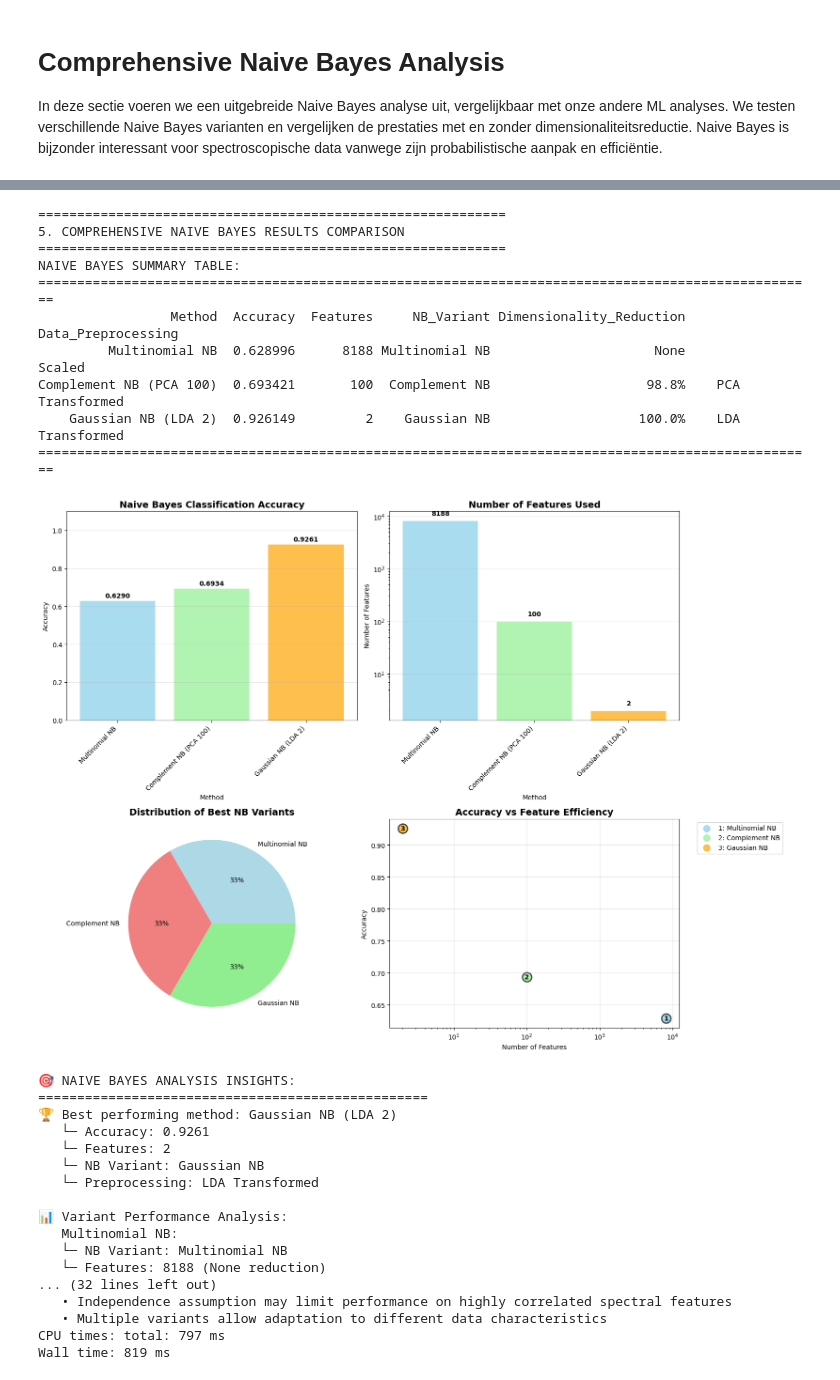
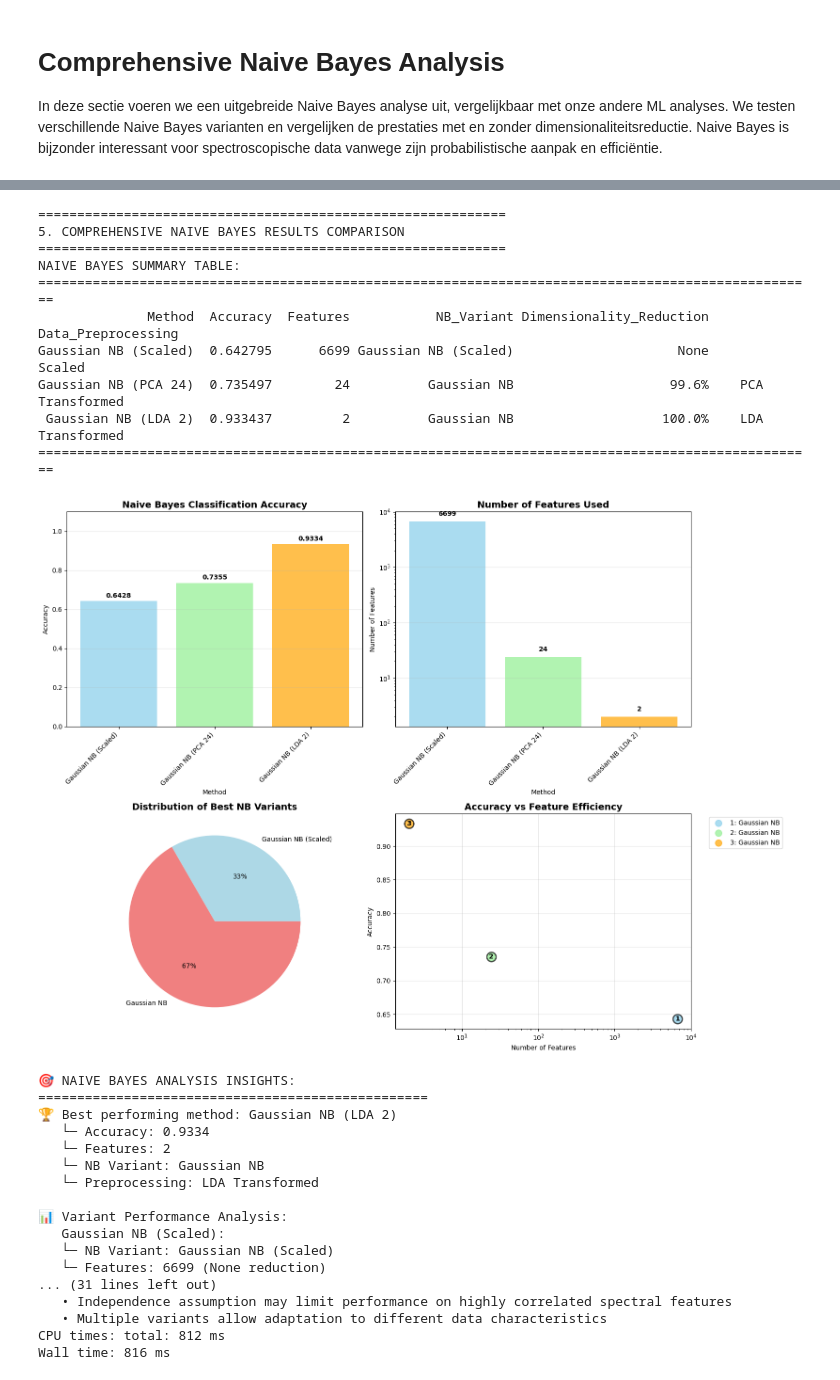
Before and after one commit to milkshake23/ML-LIBS-classificatie, a Jupyter notebook: onderzoeken technieken/naive_bayes.ipynb, the cells around one changed output, grey strips where cells are left out. Drawn from its saved outputs; the diff is of its cells as text; code cells hidden in the pictures.

```diff
--- a/onderzoeken technieken/naive_bayes.ipynb
+++ b/onderzoeken technieken/naive_bayes.ipynb
@@ -27,4 +31,4 @@ from baseline_correction_functions import BaselineCorrector, analyze_correction_
 # %%
 %%time
-data_loader = LibsDataLoader(data_directory='../data/')
-df_individual = data_loader.load_all_measurements()
+
+df = pd.read_csv('../data/csv/processed_data.csv')
@@ -31,7 +38,7 @@ df_individual = data_loader.load_all_measurements()
 # %%
 %%time
 Preprocessor = LibsDataPreprocessor()
-df_individual = Preprocessor.prepare_ml_data(df_individual)
+X_train, X_test, y_train_encoded, y_test_encoded, label_encoder, wavelength_columns = Preprocessor.prepare_ml_data(df)
 # %% [output]
 ======================================================================
 PREPARING DATA FOR MACHINE LEARNING
@@ -53,2 +59,0 @@ Wall time: 23.9 s
-# %%
-X_train, X_test, y_train, y_test = Preprocessor.split_data(df_individual[0], df_individual[1], test_size=0.2, random_state=42)
@@ -313,27 +176,27 @@ nb_variants = {
     'Gaussian NB (Original)': {
         'model': GaussianNB(),
         'data': (X_train_original, X_test_original),
-        'params': {'var_smoothing': [1e-9, 1e-8, 1e-7, 1e-6, 1e-5]}
+        'params': {'var_smoothing': [1e-9, 1e-7, 1e-5]}  # Reduced parameters
     },
     'Gaussian NB (Scaled)': {
         'model': GaussianNB(),
         'data': (X_train_scaled, X_test_scaled),
-        'params': {'var_smoothing': [1e-9, 1e-8, 1e-7, 1e-6, 1e-5]}
+        'params': {'var_smoothing': [1e-9, 1e-7, 1e-5]}  # Reduced parameters
     },
     'Multinomial NB': {
         'model': MultinomialNB(),
         'data': (X_train_nonneg, X_test_nonneg),
-        'params': {'alpha': [0.01, 0.1, 0.5, 1.0, 2.0, 5.0]}
+        'params': {'alpha': [0.1, 1.0, 5.0]}  # Reduced parameters
     },
     'Complement NB': {
         'model': ComplementNB(),
         'data': (X_train_nonneg, X_test_nonneg),
-        'params': {'alpha': [0.01, 0.1, 0.5, 1.0, 2.0, 5.0]}
+        'params': {'alpha': [0.1, 1.0, 5.0]}  # Reduced parameters
     },
     'Bernoulli NB': {
         'model': BernoulliNB(),
         'data': (X_train_binary, X_test_binary),
-        'params': {'alpha': [0.01, 0.1, 0.5, 1.0, 2.0, 5.0]}
+        'params': {'alpha': [0.1, 1.0, 5.0]}  # Reduced parameters
     }
 }
 
@@ -357,12 +220,12 @@ for variant_name, config in nb_variants.items():
         n_jobs=-1
     )
 
-    grid_search.fit(X_train_var, y_train_numeric)
+    grid_search.fit(X_train_var, y_train_encoded)
 
     # Get best model and make predictions
     best_model = grid_search.best_estimator_
     y_pred = best_model.predict(X_test_var)
-    accuracy = accuracy_score(y_test_numeric, y_pred)
+    accuracy = accuracy_score(y_test_encoded, y_pred)
 
     # Store results
     nb_results[variant_name] = {
@@ -387,12 +250,12 @@ print(f"   Parameters: {nb_results[best_variant]['best_params']}")
 
 # Detailed analysis of best variant
 print(f"\nClassification Report ({best_variant}):")
-print(classification_report(y_test_numeric, nb_results[best_variant]['predictions'],
+print(classification_report(y_test_encoded, nb_results[best_variant]['predictions'],
                           target_names=label_encoder.classes_))
 
 # Confusion matrix for best variant
 plt.figure(figsize=(8, 6))
-cm = confusion_matrix(y_test_numeric, nb_results[best_variant]['predictions'])
+cm = confusion_matrix(y_test_encoded, nb_results[best_variant]['predictions'])
 sns.heatmap(cm, annot=True, fmt='d', cmap='Blues',
             xticklabels=label_encoder.classes_,
             yticklabels=label_encoder.classes_)
@@ -1166,19 +790,19 @@ all_results = {
         'dimensionality_reduction': 'None',
         'data_preprocessing': 'Original' if 'Original' in best_variant else 'Scaled'
     },
-    f'{best_pca_variant} (PCA {best_n_components})': {
-        'accuracy': best_pca_accuracy,
+    f'{best_pca_variant_name} (PCA {best_n_components})': {  # Changed: best_pca_variant → best_pca_variant_name
+        'accuracy': best_pca_variant_accuracy,  # Changed: best_pca_accuracy → best_pca_variant_accuracy
         'features': best_n_components,
-        'variant': best_pca_variant,
-        'params': best_pca_result['variant_results'][best_pca_variant]['params'],
+        'variant': best_pca_variant_name,  # Changed: best_pca_variant → best_pca_variant_name
+        'params': best_pca_result_updated.get('optimal_params', {}),  # Changed to use updated result
         'dimensionality_reduction': f'{(1 - best_n_components/X_train_original.shape[1])*100:.1f}%',
         'data_preprocessing': 'PCA Transformed'
     },
-    f'{best_lda_result["variant"]} (LDA {max_lda_components})': {
-        'accuracy': best_lda_result['accuracy'],
+    f'{lda_best_result_updated["variant"]} (LDA {max_lda_components})': {  # Changed to use updated result
+        'accuracy': lda_best_result_updated['test_accuracy'],  # Changed to use updated result
         'features': max_lda_components,
-        'variant': best_lda_result['variant'],
-        'params': best_lda_result['params'],
+        'variant': lda_best_result_updated['variant'],  # Changed to use updated result
+        'params': lda_best_result_updated['optimal_params'],  # Changed to use updated result
         'dimensionality_reduction': f'{(1 - max_lda_components/X_train_original.shape[1])*100:.1f}%',
         'data_preprocessing': 'LDA Transformed'
     }
@@ -1329,52 +953,52 @@ for variant, accs in variant_performance.items():
     avg_acc = np.mean(accs)
     print(f"     {variant}: {avg_acc:.4f} average accuracy")
 
 print(f"\n   • Naive Bayes shows {'excellent' if min(accuracies) > 0.90 else 'good'} performance across configurations")
 print(f"   • Dimensionality reduction maintains competitive accuracy with far fewer features")
 print(f"   • Different NB variants excel with different feature representations")
 print(f"   • Probabilistic predictions provide uncertainty quantification")
 
 print(f"\n🎯 Recommendation:")
 if accuracies[most_efficient_idx] == max(accuracies):
     print(f"   {most_efficient} provides optimal balance of accuracy and efficiency.")
 elif max(accuracies) - accuracies[most_efficient_idx] < 0.02:
     print(f"   {most_efficient} offers excellent efficiency with minimal accuracy trade-off.")
     print(f"   Consider this for applications requiring fast, interpretable predictions.")
 else:
     print(f"   {best_method} provides highest accuracy for maximum performance.")
     print(f"   {most_efficient} offers best efficiency for resource-constrained environments.")
     print(f"   Choose based on your priority: maximum accuracy vs. computational efficiency.")
 
 print(f"\n   • Naive Bayes provides probabilistic interpretability")
 print(f"   • Fast training and prediction suitable for real-time applications")
 print(f"   • Independence assumption may limit performance on highly correlated spectral features")
 print(f"   • Multiple variants allow adaptation to different data characteristics")
 # %% [output]
 ============================================================
 5. COMPREHENSIVE NAIVE BAYES RESULTS COMPARISON
 ============================================================
 NAIVE BAYES SUMMARY TABLE:
 ====================================================================================================
-                 Method  Accuracy  Features     NB_Variant Dimensionality_Reduction Data_Preprocessing
-         Multinomial NB  0.628996      8188 Multinomial NB                     None             Scaled
-Complement NB (PCA 100)  0.693421       100  Complement NB                    98.8%    PCA Transformed
-    Gaussian NB (LDA 2)  0.926149         2    Gaussian NB                   100.0%    LDA Transformed
+              Method  Accuracy  Features           NB_Variant Dimensionality_Reduction Data_Preprocessing
+Gaussian NB (Scaled)  0.642795      6699 Gaussian NB (Scaled)                     None             Scaled
+Gaussian NB (PCA 24)  0.735497        24          Gaussian NB                    99.6%    PCA Transformed
+ Gaussian NB (LDA 2)  0.933437         2          Gaussian NB                   100.0%    LDA Transformed
 ====================================================================================================
-[figure, old version]
+[figure, new version]
 🎯 NAIVE BAYES ANALYSIS INSIGHTS:
 ==================================================
 🏆 Best performing method: Gaussian NB (LDA 2)
-   └─ Accuracy: 0.9261
+   └─ Accuracy: 0.9334
    └─ Features: 2
    └─ NB Variant: Gaussian NB
    └─ Preprocessing: LDA Transformed
 
 📊 Variant Performance Analysis:
-   Multinomial NB:
-   └─ NB Variant: Multinomial NB
-   └─ Features: 8188 (None reduction)
-... (32 lines left out)
+   Gaussian NB (Scaled):
+   └─ NB Variant: Gaussian NB (Scaled)
+   └─ Features: 6699 (None reduction)
+... (31 lines left out)
    • Independence assumption may limit performance on highly correlated spectral features
    • Multiple variants allow adaptation to different data characteristics
-CPU times: total: 797 ms
-Wall time: 819 ms
+CPU times: total: 812 ms
+Wall time: 816 ms
```
Also changed, not shown: parts of 10 cells of this notebook, 15 other files.
